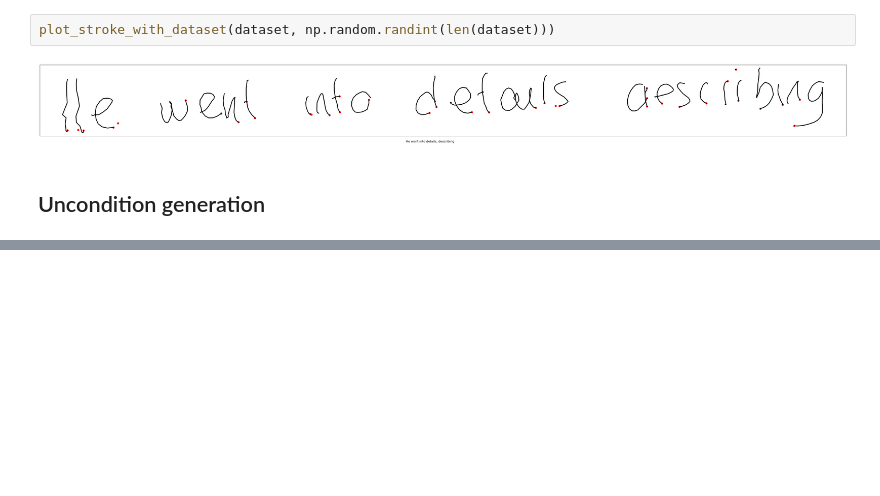
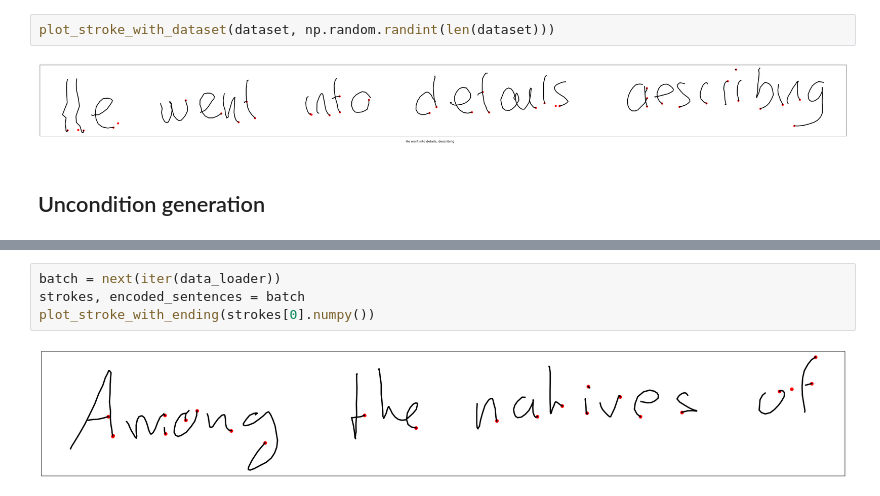
Before and after one commit to timothyq/LSTM_For_Handwriting, a Jupyter notebook: data_exploration.ipynb, the cells around one changed output, grey strips where cells are left out. Cells and saved outputs as stored; diff of their text form; blank space fills up the shorter version.

```diff
--- a/data_exploration.ipynb
+++ b/data_exploration.ipynb
@@ -337,0 +367,6 @@ RuntimeError: Index tensor must have the same number of dimensions as input tens
+# %%
+batch = next(iter(data_loader))
+strokes, encoded_sentences = batch
+plot_stroke_with_ending(strokes[0].numpy())
+# %% [output]
+[figure, added]
```
Also changed, not shown: parts of 6 cells of this notebook, 11 other files.
